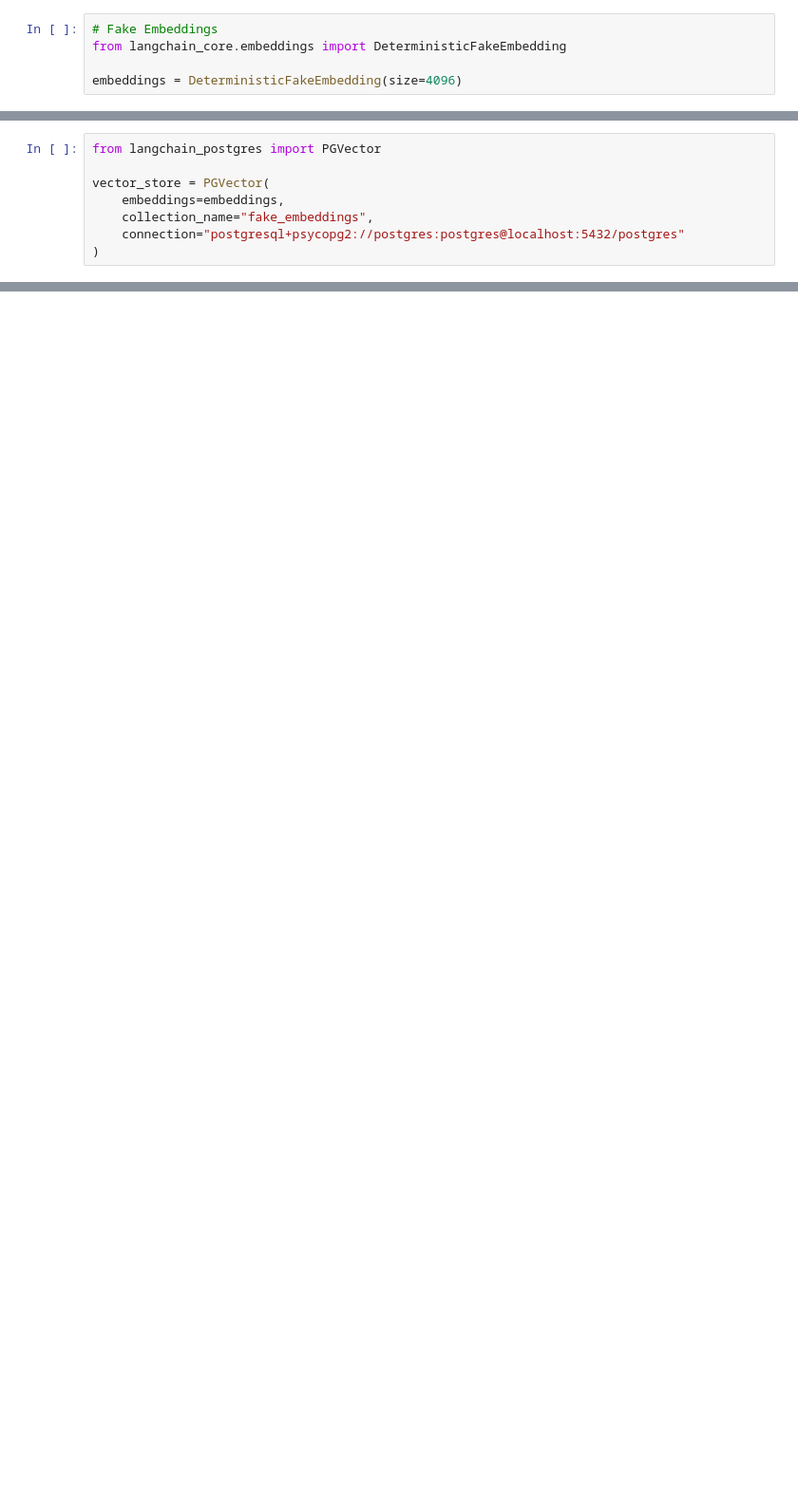
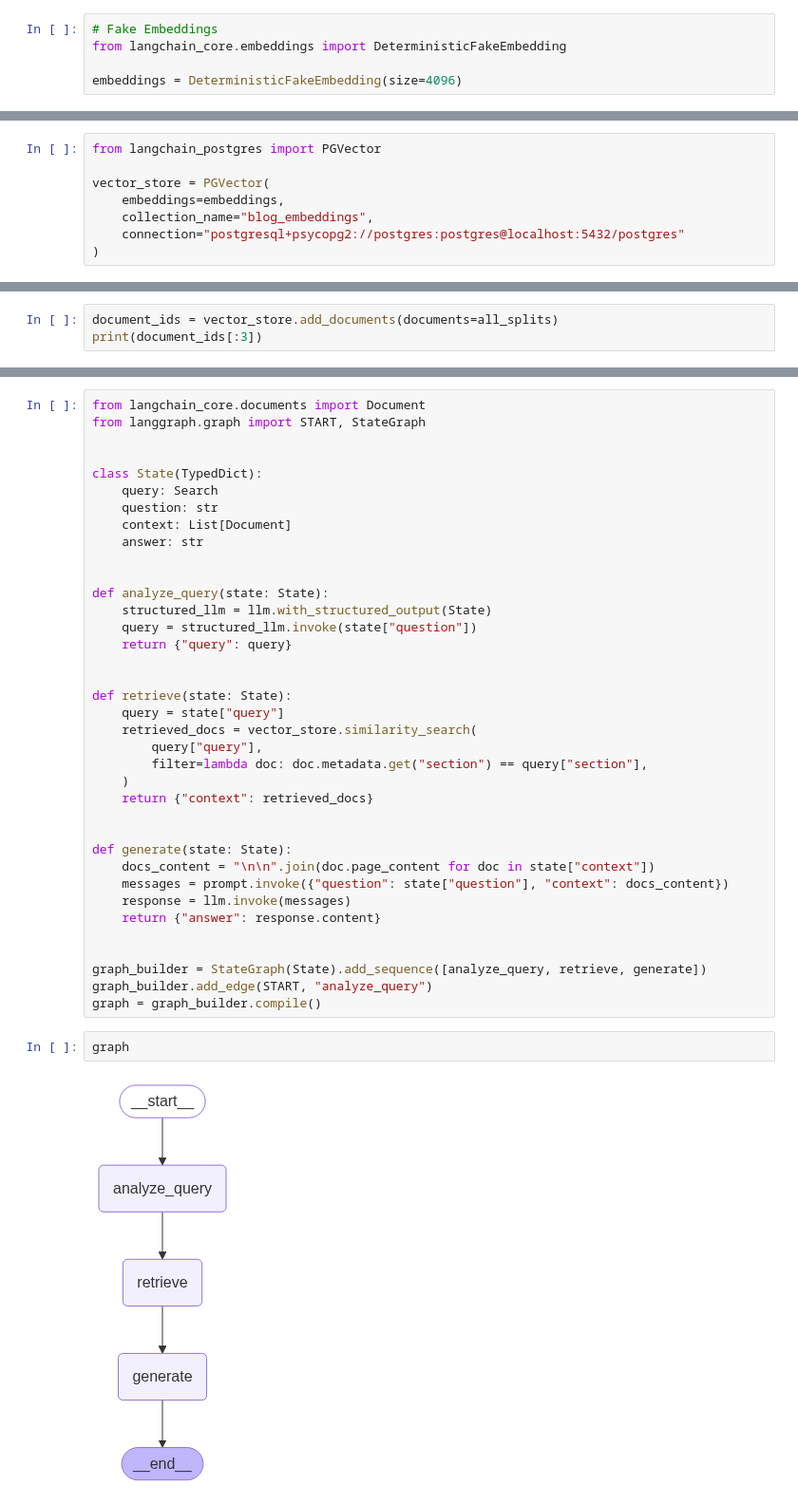
Before and after one commit to harsh-dev-ops/generative-ai, a Jupyter notebook: RAG/pg_vector_rag.ipynb, the cells around one changed output, grey strips where cells are left out. Shown at 95% size. Cells and saved outputs as stored; diff of their text form; blank space fills up the shorter version.

Commit message:
completed pg_vector_rag

```diff
--- a/RAG/pg_vector_rag.ipynb
+++ b/RAG/pg_vector_rag.ipynb
@@ -33,6 +37,6 @@ from langchain_postgres import PGVector
 
 vector_store = PGVector(
     embeddings=embeddings,
-    collection_name="fake_embeddings",
+    collection_name="blog_embeddings",
     connection="postgresql+psycopg2://postgres:postgres@localhost:5432/postgres"
 )
@@ -57,0 +95,3 @@ vector_store = PGVector(
+# %%
+document_ids = vector_store.add_documents(documents=all_splits)
+print(document_ids[:3])
@@ -57,0 +250,41 @@ vector_store = PGVector(
+# %%
+from langchain_core.documents import Document
+from langgraph.graph import START, StateGraph
+
+
+class State(TypedDict):
+    query: Search
+    question: str
+    context: List[Document]
+    answer: str
+
+
+def analyze_query(state: State):
+    structured_llm = llm.with_structured_output(State)
+    query = structured_llm.invoke(state["question"])
+    return {"query": query}
+
+
+def retrieve(state: State):
+    query = state["query"]
+    retrieved_docs = vector_store.similarity_search(
+        query["query"],
+        filter=lambda doc: doc.metadata.get("section") == query["section"],
+    )
+    return {"context": retrieved_docs}
+
+
+def generate(state: State):
+    docs_content = "\n\n".join(doc.page_content for doc in state["context"])
+    messages = prompt.invoke({"question": state["question"], "context": docs_content})
+    response = llm.invoke(messages)
+    return {"answer": response.content}
+
+
+graph_builder = StateGraph(State).add_sequence([analyze_query, retrieve, generate])
+graph_builder.add_edge(START, "analyze_query")
+graph = graph_builder.compile()
+# %%
+graph
+# %% [output]
+[figure, added]
```
Also changed, not shown: parts of 31 cells of this notebook, 2 other files.
